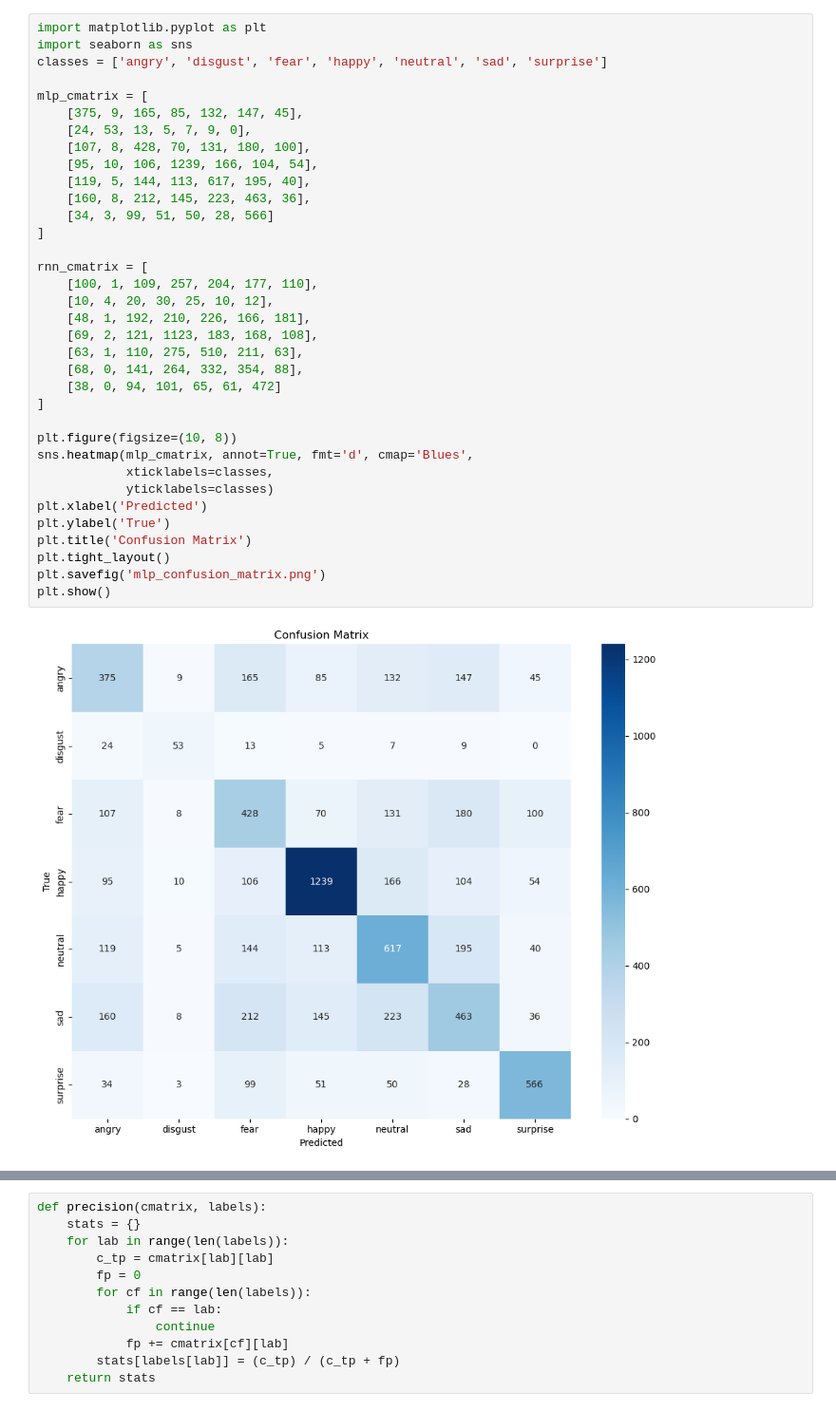
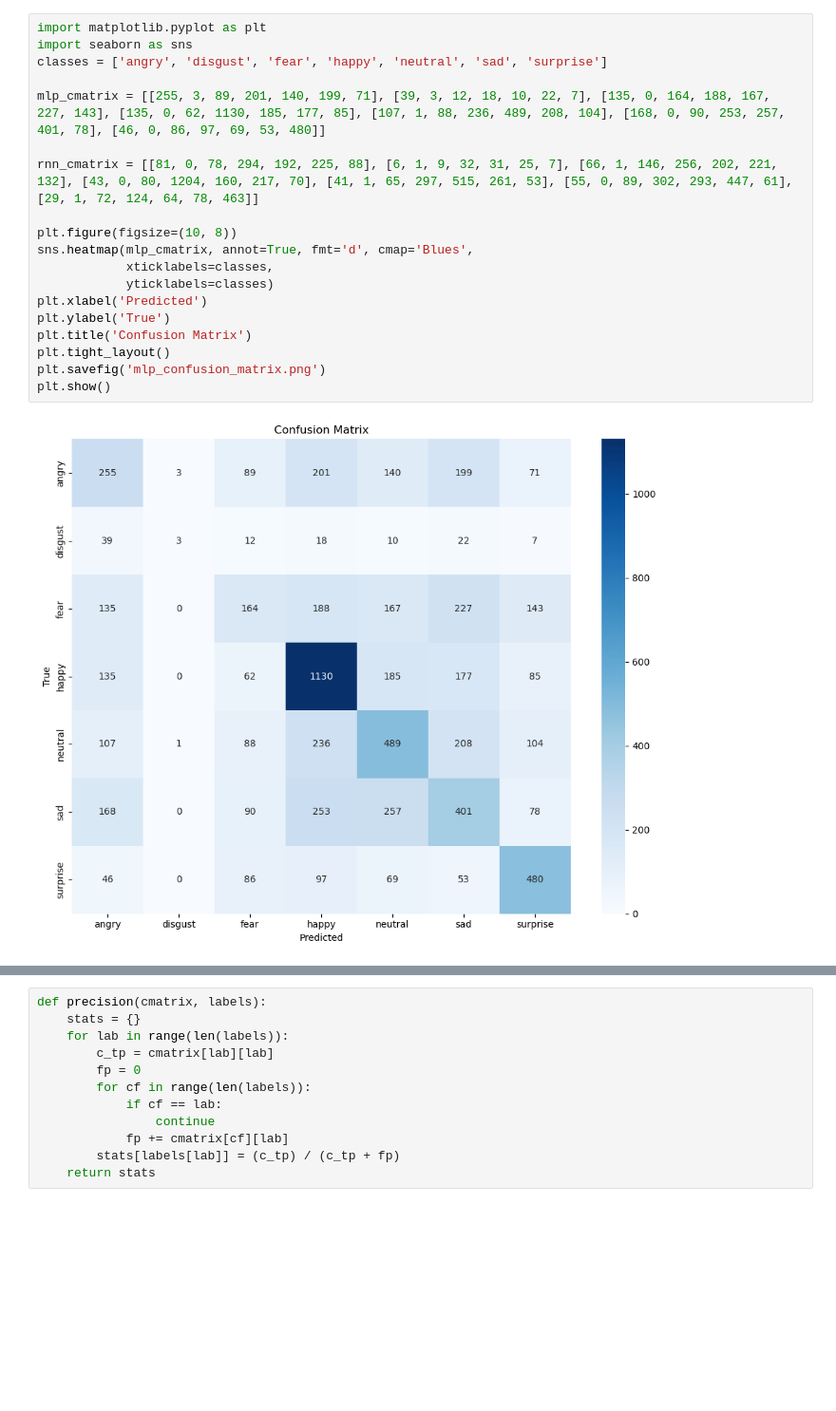
Before and after one commit to CSC522NCSU/FacialNN, a Jupyter notebook: mlp_rnn_stats.ipynb, the cells around one changed output, grey strips where cells are left out. Shown at 95% size. Saved outputs shown, nothing was run; the diff lists cells and outputs as text; blank space fills up the shorter version.

```diff
--- a/mlp_rnn_stats.ipynb
+++ b/mlp_rnn_stats.ipynb
@@ -1,40 +1,24 @@
 # %%
 import matplotlib.pyplot as plt
 import seaborn as sns
 classes = ['angry', 'disgust', 'fear', 'happy', 'neutral', 'sad', 'surprise']
 
-mlp_cmatrix = [
-    [375, 9, 165, 85, 132, 147, 45],
-    [24, 53, 13, 5, 7, 9, 0],
-    [107, 8, 428, 70, 131, 180, 100],
-    [95, 10, 106, 1239, 166, 104, 54],
-    [119, 5, 144, 113, 617, 195, 40],
-    [160, 8, 212, 145, 223, 463, 36],
-    [34, 3, 99, 51, 50, 28, 566]
-]
+mlp_cmatrix = [[255, 3, 89, 201, 140, 199, 71], [39, 3, 12, 18, 10, 22, 7], [135, 0, 164, 188, 167, 227, 143], [135, 0, 62, 1130, 185, 177, 85], [107, 1, 88, 236, 489, 208, 104], [168, 0, 90, 253, 257, 401, 78], [46, 0, 86, 97, 69, 53, 480]]
 
-rnn_cmatrix = [
-    [100, 1, 109, 257, 204, 177, 110],
-    [10, 4, 20, 30, 25, 10, 12],
-    [48, 1, 192, 210, 226, 166, 181],
-    [69, 2, 121, 1123, 183, 168, 108],
-    [63, 1, 110, 275, 510, 211, 63],
-    [68, 0, 141, 264, 332, 354, 88],
-    [38, 0, 94, 101, 65, 61, 472]
-]
+rnn_cmatrix = [[81, 0, 78, 294, 192, 225, 88], [6, 1, 9, 32, 31, 25, 7], [66, 1, 146, 256, 202, 221, 132], [43, 0, 80, 1204, 160, 217, 70], [41, 1, 65, 297, 515, 261, 53], [55, 0, 89, 302, 293, 447, 61], [29, 1, 72, 124, 64, 78, 463]]
 
 plt.figure(figsize=(10, 8))
 sns.heatmap(mlp_cmatrix, annot=True, fmt='d', cmap='Blues',
             xticklabels=classes,
             yticklabels=classes)
 plt.xlabel('Predicted')
 plt.ylabel('True')
 plt.title('Confusion Matrix')
 plt.tight_layout()
 plt.savefig('mlp_confusion_matrix.png')
 plt.show()
 # %% [output]
-[figure, old version]
+[figure, new version]
 # %%
 plt.figure(figsize=(10, 8))
 sns.heatmap(rnn_cmatrix, annot=True, fmt='d', cmap='Blues',
```
Also changed, not shown: parts of 11 cells of this notebook, 4 other files.
